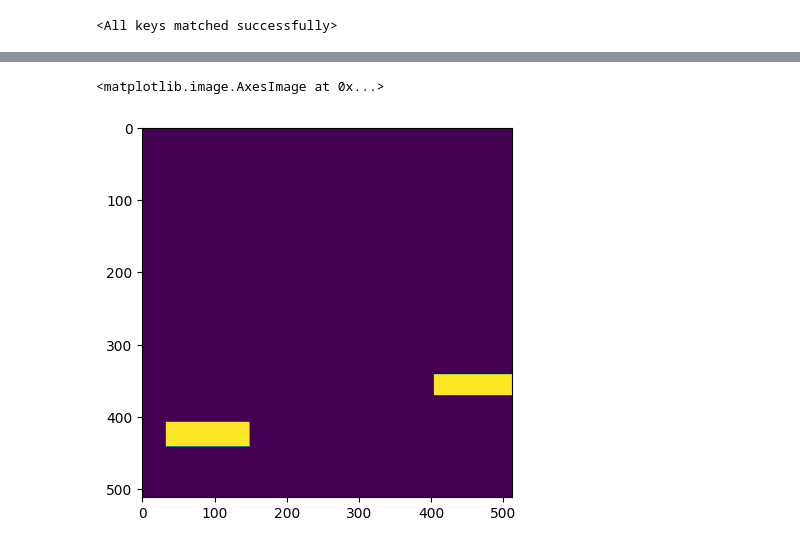
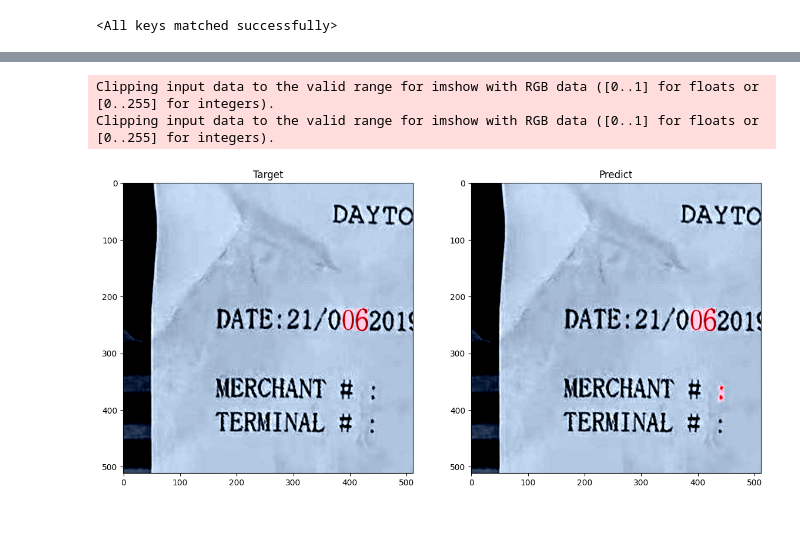
Before and after one commit to fedorkobak/DocTamper, a Jupyter notebook: README.ipynb, the cells around one changed output, grey strips where cells are left out. Saved outputs shown, nothing was run; the diff lists cells and outputs as text; code cells hidden in the pictures; blank space fills up the shorter version.

```diff
--- a/README.ipynb
+++ b/README.ipynb
@@ -157,3 +157,9 @@ class TamperDataset(Dataset):
                 'q':use_qtb,
                 'i':q
             }
+
+dataset = TamperDataset(
+    str(Path("data")/"DocTamperV1-SCD"), False,
+    minq=75,
+    pickle_path=Path("pks")/"DocTamperV1-SCD_75.pk"
+)
@@ -192,5 +166,42 @@ plt.imshow(predictions[4].squeeze())
-# %%
-plt.imshow(targets[4].squeeze())
-# %% [output]
-<matplotlib.image.AxesImage at 0x...>
-[figure, removed]
+# %%
+def add_mask(image: torch.Tensor, mask: torch.Tensor) -> torch.Tensor:
+    image = image.clone()
+    image[0] = (image[0] + mask*3)
+    return image/2
+# %%
+sample = dataset[17]
+
+data, target, dct_coef, qs, q = (
+    sample['image'].unsqueeze(0),
+    sample['label'].unsqueeze(0),
+    torch.tensor(sample['rgb']).unsqueeze(0),
+    sample['q'].unsqueeze(0),
+    sample['i']
+)
+data, target, dct_coef, qs = (
+    data.to(device),
+    target.to(device),
+    dct_coef.to(device),
+    qs.unsqueeze(1).to(device)
+)
+
+pred = model(data,dct_coef,qs)
+pred = pred.argmax(1)
+
+plt.figure(figsize=[14,10])
+
+plt.subplot(121)
+plt.title("Target")
+show_target = add_mask(image=sample['image'], mask=target)
+plt.imshow(torch.permute(show_target, (1,2,0)))
+
+plt.subplot(122)
+plt.title("Predict")
+show_predict = add_mask(image=sample['image'], mask=pred)
+plt.imshow(torch.permute(show_predict, (1,2,0)))
+
+plt.show()
+# %% [output]
+Clipping input data to the valid range for imshow with RGB data ([0..1] for floats or [0..255] for integers).
+Clipping input data to the valid range for imshow with RGB data ([0..1] for floats or [0..255] for integers).
+[figure, added]
```
Also changed, not shown: parts of 4 cells of this notebook.
